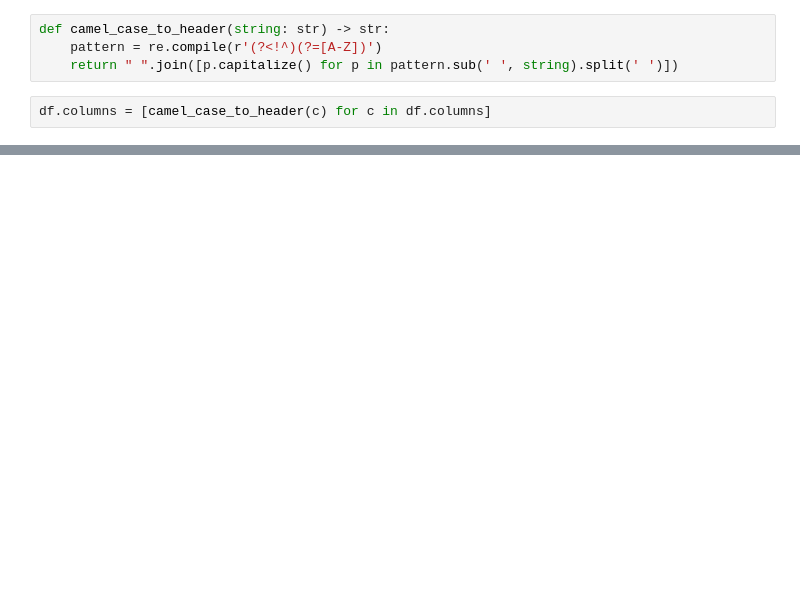
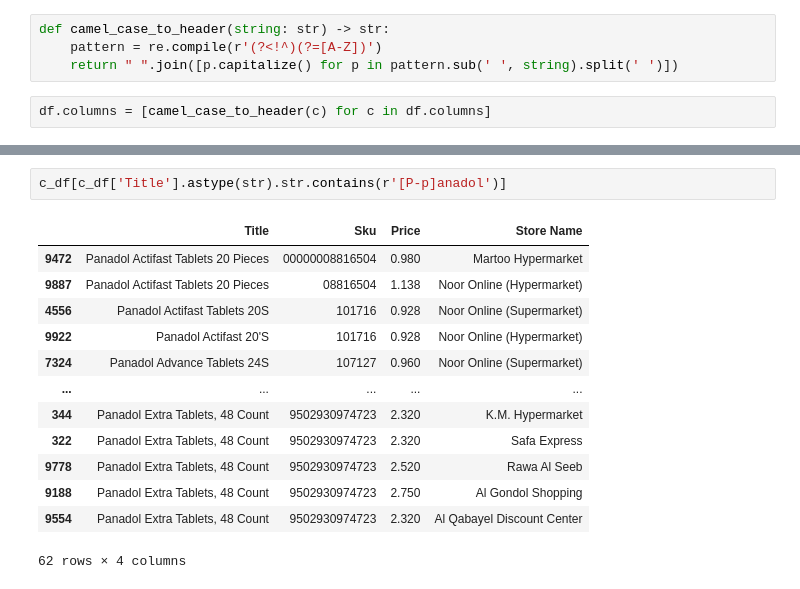
Before and after one commit to aaltatan/talabat-oman-scraper, a Jupyter notebook: data/items.ipynb, the cells around one changed output, grey strips where cells are left out. Saved outputs shown, nothing was run; the diff lists cells and outputs as text; blank space fills up the shorter version.

```diff
--- a/data/items.ipynb
+++ b/data/items.ipynb
@@ -37,0 +86,16 @@ df.head(50).to_excel('items_data.xlsx')
+# %%
+c_df[c_df['Title'].astype(str).str.contains(r'[P-p]anadol')]
+# %% [output]
+|  | Title | Sku | Price | Store Name |
+| 9472 | Panadol Actifast Tablets 20 Pieces | 00000008816504 | 0.980 | Martoo Hypermarket |
+| 9887 | Panadol Actifast Tablets 20 Pieces | 08816504 | 1.138 | Noor Online (Hypermarket) |
+| 4556 | Panadol Actifast Tablets 20S | 101716 | 0.928 | Noor Online (Supermarket) |
+| 9922 | Panadol Actifast 20'S | 101716 | 0.928 | Noor Online (Hypermarket) |
+| 7324 | Panadol Advance Tablets 24S | 107127 | 0.960 | Noor Online (Supermarket) |
+| ... | ... | ... | ... | ... |
+| 344 | Panadol Extra Tablets, 48 Count | 9502930974723 | 2.320 | K.M. Hypermarket |
+| 322 | Panadol Extra Tablets, 48 Count | 9502930974723 | 2.320 | Safa Express |
+| 9778 | Panadol Extra Tablets, 48 Count | 9502930974723 | 2.520 | Rawa Al Seeb |
+| 9188 | Panadol Extra Tablets, 48 Count | 9502930974723 | 2.750 | Al Gondol Shopping |
+| 9554 | Panadol Extra Tablets, 48 Count | 9502930974723 | 2.320 | Al Qabayel Discount Center |
+62 rows × 4 columns
```
Also changed, not shown: parts of 14 cells of this notebook, 3 other files.
